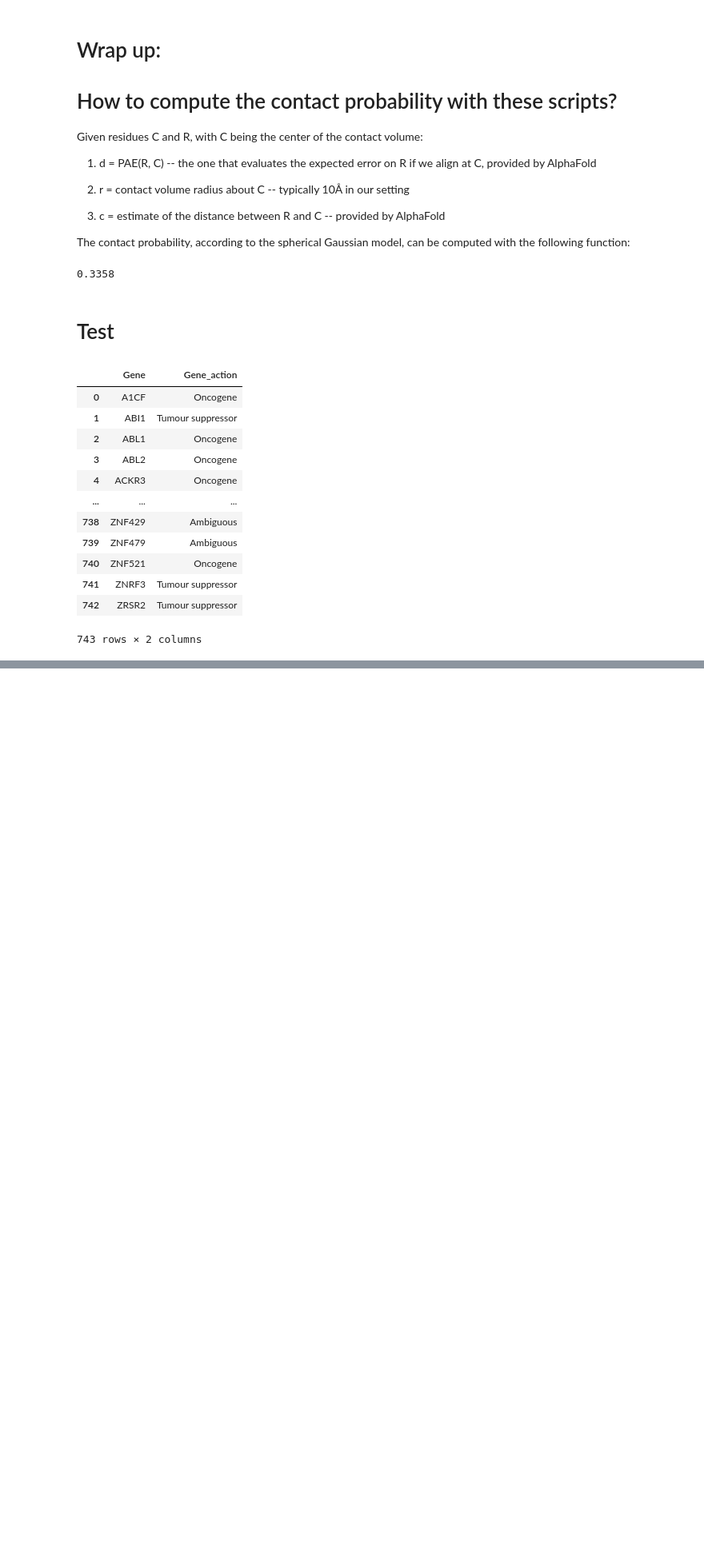
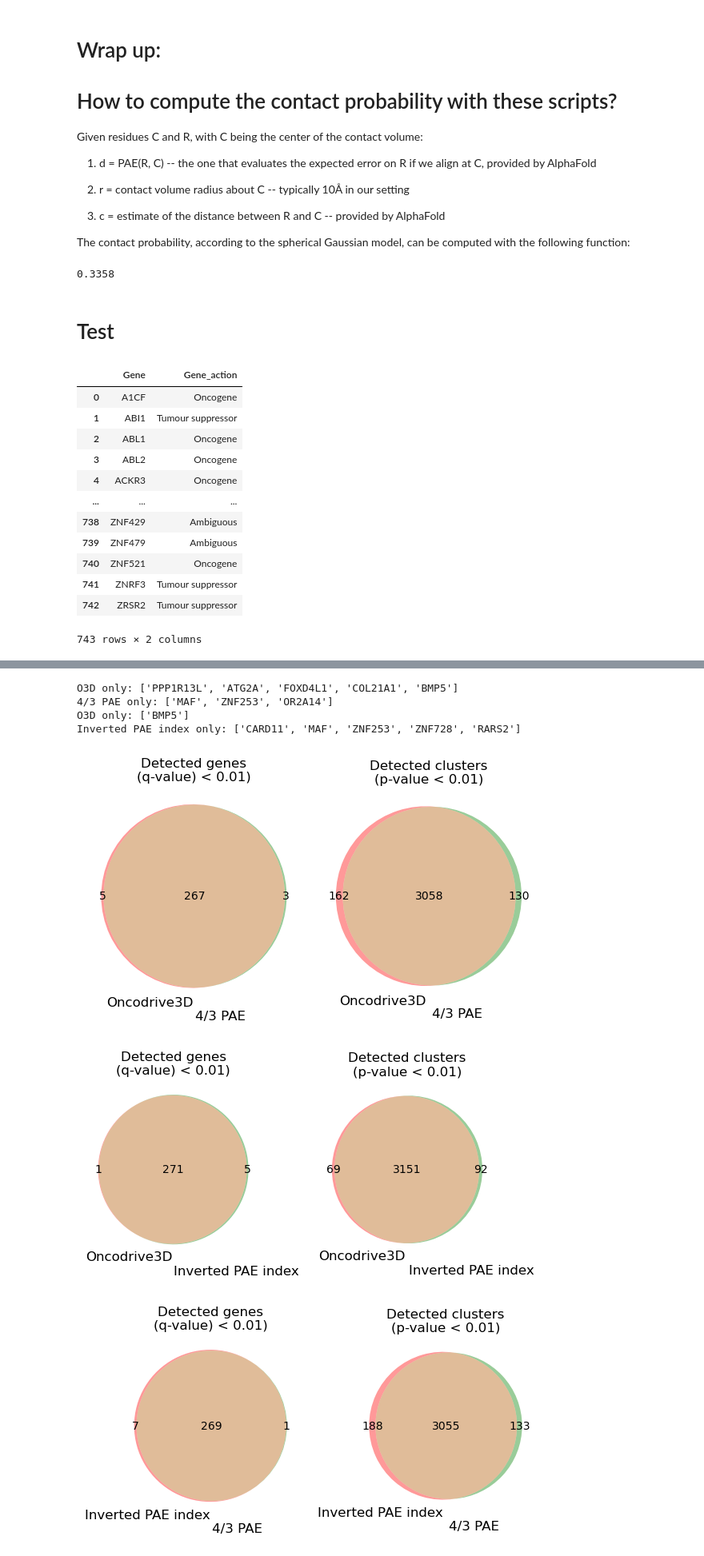
Before and after one commit to bbglab/oncodrive3d_paper, a Jupyter notebook: review_01/alt_pcmap_analysis/spherical_gaussian.ipynb, the cells around one changed output, grey strips where cells are left out. Shown at 80% size. Drawn from its saved outputs; the diff is of its cells as text; code cells hidden in the pictures; blank space fills up the shorter version.

```diff
--- a/review_01/alt_pcmap_analysis/spherical_gaussian.ipynb
+++ b/review_01/alt_pcmap_analysis/spherical_gaussian.ipynb
@@ -440,0 +561,7 @@ plt.show()
+# %%
+datasets = f"{WORKSPACE}/projects/clustering_3d/o3d_analysys/datasets/"
+input_path = f"{datasets}/input/cancer_202404"
+maf_input_dir = f"{input_path}/maf"
+
+cohort_df = pd.read_csv(f"{input_path}/cohorts.tsv", sep="\t")
+cohort_df = cohort_df[~cohort_df.COHORT.str.startswith("ICGC")].reset_index(drop=True)
@@ -440,0 +621,7 @@ plt.show()
+# %%
+df_results_control = get_all_o3d_gene_result(cohort_df, o3d_output_dir_control)
+res_results_control = get_all_o3d_res_result(cohort_df, o3d_output_dir_control)
+df_results_bigpae = get_all_o3d_gene_result(cohort_df, o3d_output_dir_bigpae)
+res_results_bigpae = get_all_o3d_res_result(cohort_df, o3d_output_dir_bigpae)
+df_results_paeindex = get_all_o3d_gene_result(cohort_df, o3d_output_dir_paeindex)
+res_results_paeindex = get_all_o3d_res_result(cohort_df, o3d_output_dir_paeindex)
@@ -440,0 +653,61 @@ plt.show()
+# %%
+genes_control = df_results_control[df_results_control["qval"] < 0.01].Gene.unique()
+genes_bigpaea = df_results_bigpae[df_results_bigpae["qval"] < 0.01].Gene.unique()
+genes_paeindex = df_results_paeindex[df_results_paeindex["qval"] < 0.01].Gene.unique()
+
+print("O3D only:", [g for g in genes_control if g not in genes_bigpaea])
+print("4/3 PAE only:", [g for g in genes_bigpaea if g not in genes_control])
+
+print("O3D only:", [g for g in genes_control if g not in genes_paeindex])
+print("Inverted PAE index only:", [g for g in genes_paeindex if g not in genes_control])
+# %% [output]
+O3D only: ['PPP1R13L', 'ATG2A', 'FOXD4L1', 'COL21A1', 'BMP5']
+4/3 PAE only: ['MAF', 'ZNF253', 'OR2A14']
+O3D only: ['BMP5']
+Inverted PAE index only: ['CARD11', 'MAF', 'ZNF253', 'ZNF728', 'RARS2']
+# %%
+from matplotlib_venn import venn2
+
+def plot_venn(df1, df2, df_res1, df_res2, title1="", title2="", label1="", label2=""):
+
+    # Genes (qval)
+    set1_genes_qval = set(df1[df1["qval"] < 0.01].Gene)
+    set2_genes_qval = set(df2[df2["qval"] < 0.01].Gene)
+
+    # Clusters (pval)
+    set1_clusters = set(df_res1[df_res1["pval"] < 0.01][["Gene", "Pos"]]
+                        .astype(str).agg(" | ".join, axis=1))
+    set2_clusters = set(df_res2[df_res2["pval"] < 0.01][["Gene", "Pos"]]
+                        .astype(str).agg(" | ".join, axis=1))
+
+
+    fig, axes = plt.subplots(1, 2, figsize=(6, 5))
+
+    # Venn diagrams
+    venn2([set1_genes_qval, set2_genes_qval], set_labels=(label1, label2), ax=axes[0])
+    axes[0].set_title("Detected genes\n(q-value) < 0.01)")
+
+    venn2([set1_clusters, set2_clusters], set_labels=(label1, label2), ax=axes[1])
+    axes[1].set_title("Detected clusters\n(p-value < 0.01)")
+
+    plt.tight_layout()
+    plt.show()
+
+plot_venn(
+    df_results_control, df_results_bigpae,
+    res_results_control, res_results_bigpae,
+    label1="Oncodrive3D", label2="\n4/3 PAE")
+
+plot_venn(
+    df_results_control, df_results_paeindex,
+    res_results_control, res_results_paeindex,
+    label1="Oncodrive3D", label2="\nInverted PAE index")
+
+plot_venn(
+    df_results_paeindex, df_results_bigpae,
+    res_results_paeindex, res_results_bigpae,
+    label1="Inverted PAE index", label2="\n4/3 PAE")
+# %% [output]
+[figure, added]
+[figure, added]
+[figure, added]
```
Also changed, not shown: parts of 12 cells of this notebook, 29 other files.
